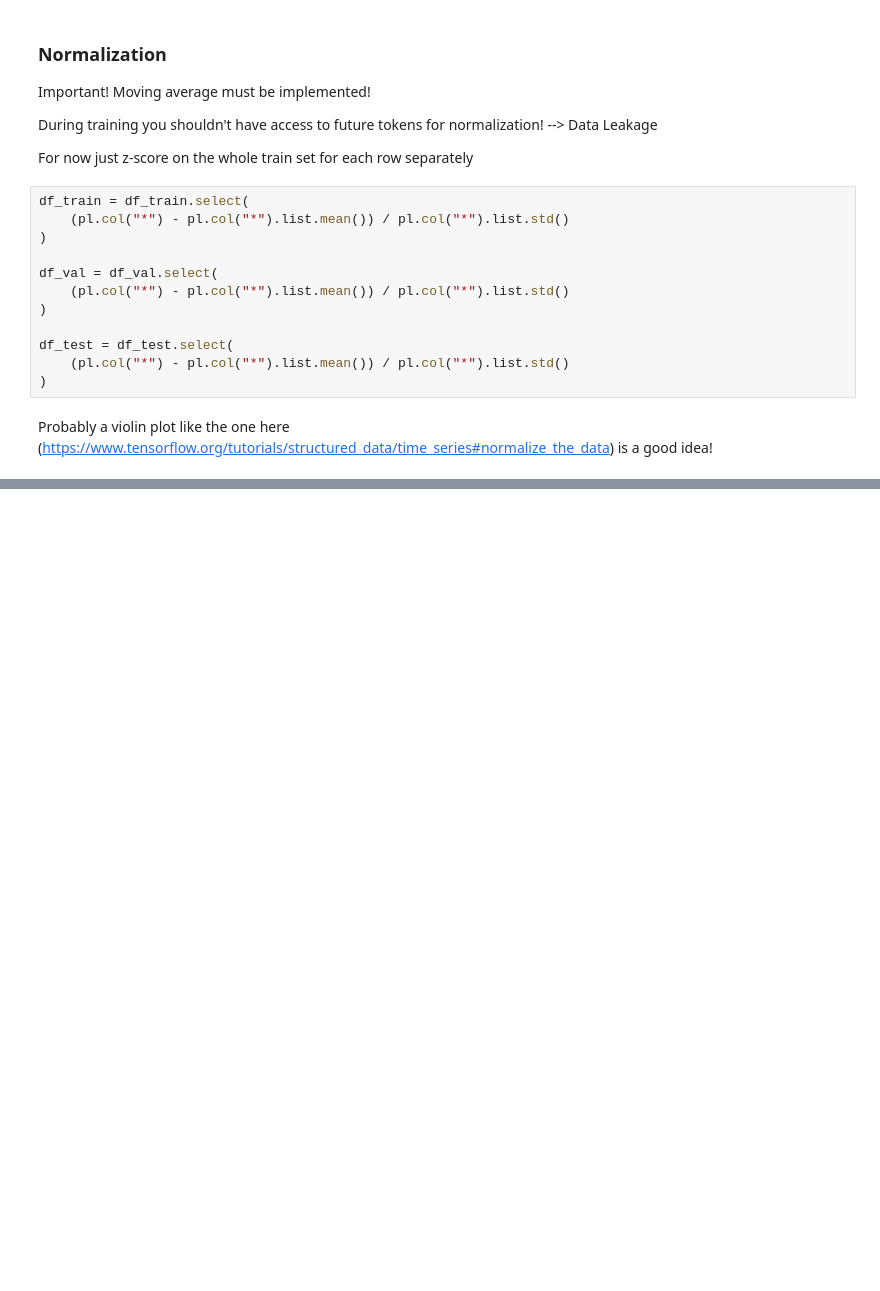
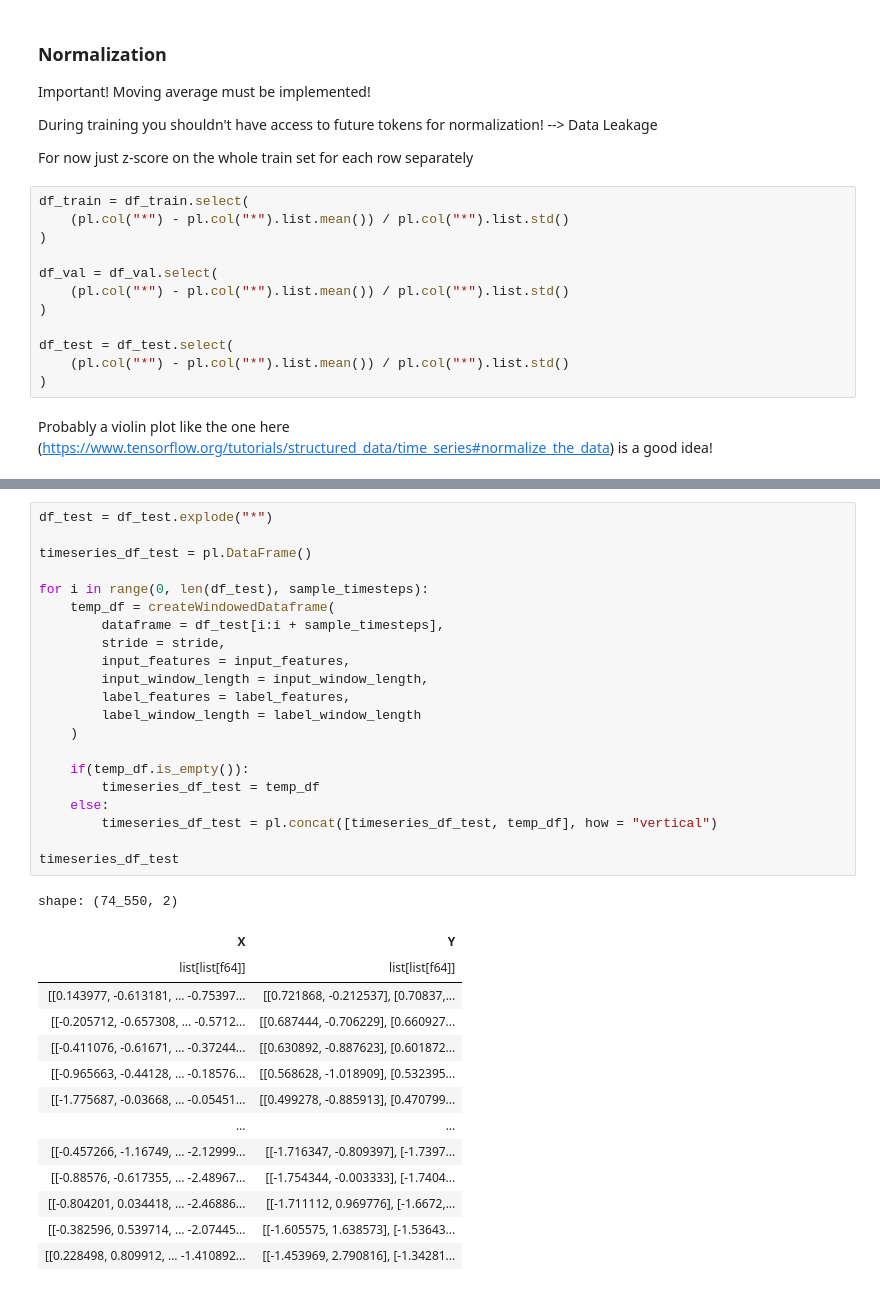
Before and after one commit to MrAliTheGreat/JetReversalAnalysis, a Jupyter notebook: predict-transformer.ipynb, the cells around one changed output, grey strips where cells are left out. Cells and saved outputs as stored; diff of their text form; blank space fills up the shorter version.

```diff
--- a/predict-transformer.ipynb
+++ b/predict-transformer.ipynb
@@ -148,0 +296,36 @@ Must be super modular since we will run with diverse set of windows!
+# %%
+df_test = df_test.explode("*")
+
+timeseries_df_test = pl.DataFrame()
+
+for i in range(0, len(df_test), sample_timesteps):
+    temp_df = createWindowedDataframe(
+        dataframe = df_test[i:i + sample_timesteps],
+        stride = stride,
+        input_features = input_features,
+        input_window_length = input_window_length,
+        label_features = label_features,
+        label_window_length = label_window_length
+    )
+
+    if(temp_df.is_empty()):
+        timeseries_df_test = temp_df
+    else:
+        timeseries_df_test = pl.concat([timeseries_df_test, temp_df], how = "vertical")
+
+timeseries_df_test
+# %% [output]
+shape: (74_550, 2)
+| X | Y |
+| list[list[f64]] | list[list[f64]] |
+| [[0.143977, -0.613181, … -0.75397... | [[0.721868, -0.212537], [0.70837,... |
+| [[-0.205712, -0.657308, … -0.5712... | [[0.687444, -0.706229], [0.660927... |
+| [[-0.411076, -0.61671, … -0.37244... | [[0.630892, -0.887623], [0.601872... |
+| [[-0.965663, -0.44128, … -0.18576... | [[0.568628, -1.018909], [0.532395... |
+| [[-1.775687, -0.03668, … -0.05451... | [[0.499278, -0.885913], [0.470799... |
+| … | … |
+| [[-0.457266, -1.16749, … -2.12999... | [[-1.716347, -0.809397], [-1.7397... |
+| [[-0.88576, -0.617355, … -2.48967... | [[-1.754344, -0.003333], [-1.7404... |
+| [[-0.804201, 0.034418, … -2.46886... | [[-1.711112, 0.969776], [-1.6672,... |
+| [[-0.382596, 0.539714, … -2.07445... | [[-1.605575, 1.638573], [-1.53643... |
+| [[0.228498, 0.809912, … -1.410892... | [[-1.453969, 2.790816], [-1.34281... |
```
Also changed, not shown: parts of 4 cells of this notebook.
